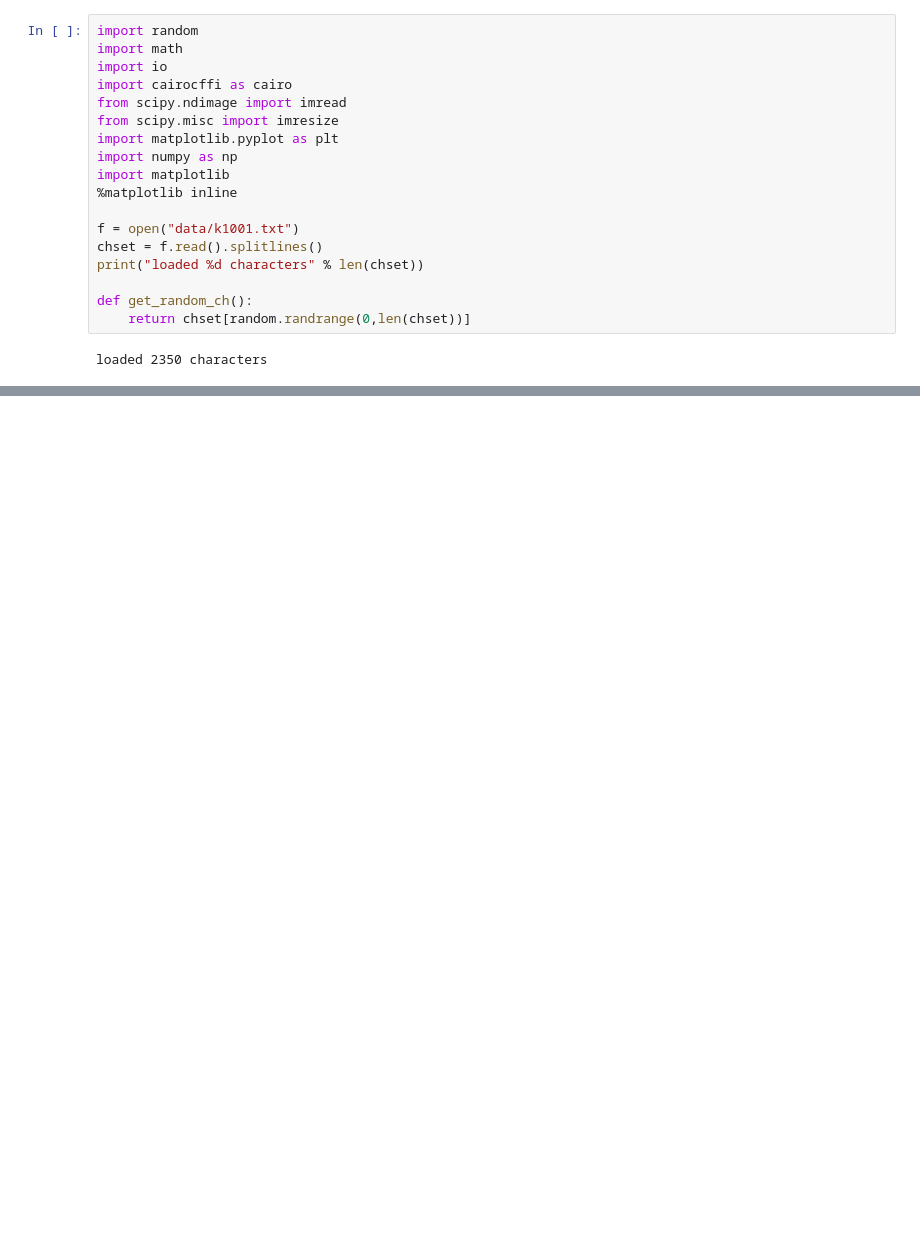
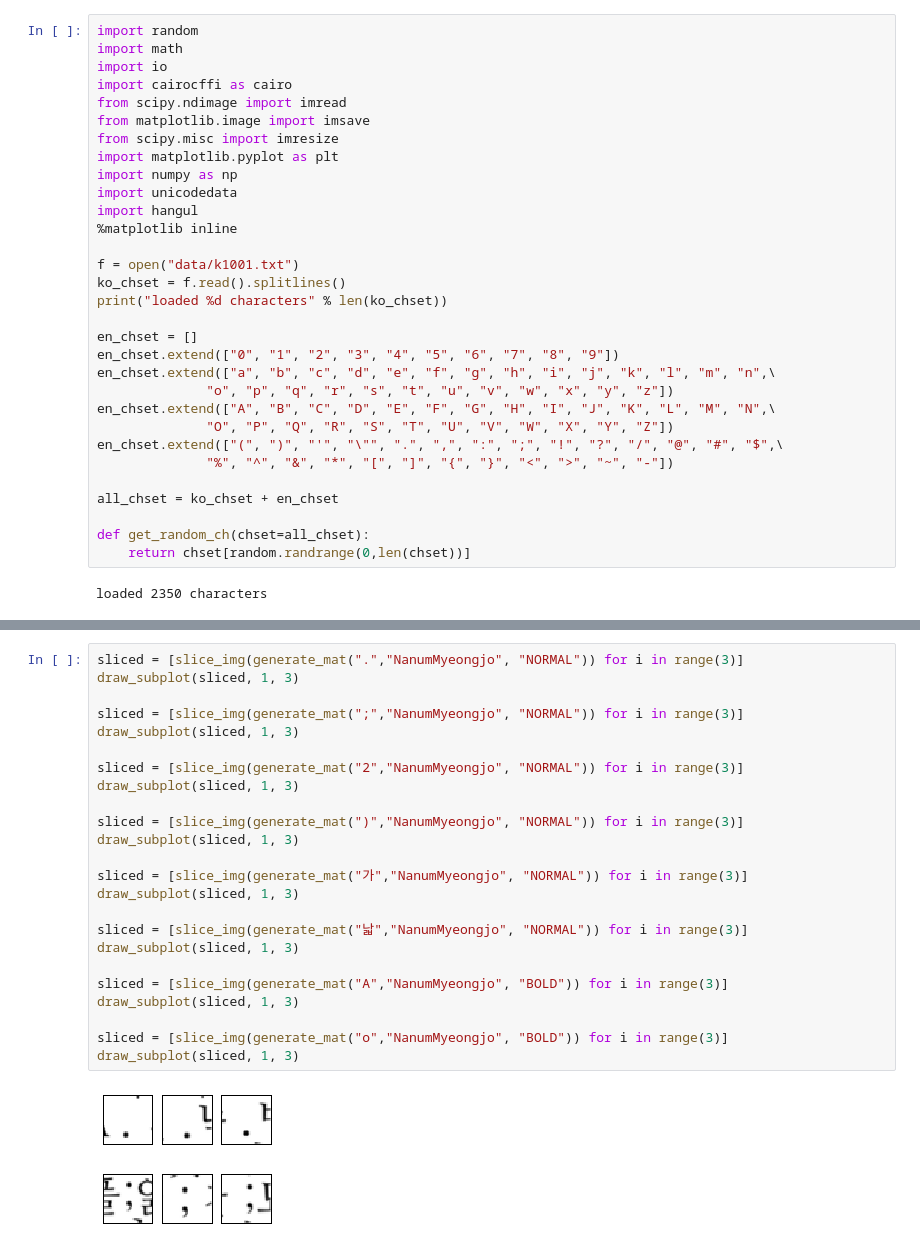
Before and after one commit to yeonwooKim/KoreanOCR, a Jupyter notebook: ch_recog_data.ipynb, the cells around one changed output, grey strips where cells are left out. Cells and saved outputs as stored; diff of their text form; blank space fills up the shorter version.

```diff
--- a/ch_recog_data.ipynb
+++ b/ch_recog_data.ipynb
@@ -4,17 +4,30 @@ import math
 import io
 import cairocffi as cairo
 from scipy.ndimage import imread
+from matplotlib.image import imsave
 from scipy.misc import imresize
 import matplotlib.pyplot as plt
 import numpy as np
-import matplotlib
+import unicodedata
+import hangul
 %matplotlib inline
 
 f = open("data/k1001.txt")
-chset = f.read().splitlines()
-print("loaded %d characters" % len(chset))
+ko_chset = f.read().splitlines()
+print("loaded %d characters" % len(ko_chset))
 
-def get_random_ch():
+en_chset = []
+en_chset.extend(["0", "1", "2", "3", "4", "5", "6", "7", "8", "9"])
+en_chset.extend(["a", "b", "c", "d", "e", "f", "g", "h", "i", "j", "k", "l", "m", "n",\
+              "o", "p", "q", "r", "s", "t", "u", "v", "w", "x", "y", "z"])
+en_chset.extend(["A", "B", "C", "D", "E", "F", "G", "H", "I", "J", "K", "L", "M", "N",\
+              "O", "P", "Q", "R", "S", "T", "U", "V", "W", "X", "Y", "Z"])
+en_chset.extend(["(", ")", "'", "\"", ".", ",", ":", ";", "!", "?", "/", "@", "#", "$",\
+              "%", "^", "&", "*", "[", "]", "{", "}", "<", ">", "~", "-"])
+
+all_chset = ko_chset + en_chset
+
+def get_random_ch(chset=all_chset):
     return chset[random.randrange(0,len(chset))]
 # %% [output]
 loaded 2350 characters
@@ -127,0 +130,27 @@ draw_subplot(sliced, 3, 3)
+# %%
+sliced = [slice_img(generate_mat(".","NanumMyeongjo", "NORMAL")) for i in range(3)]
+draw_subplot(sliced, 1, 3)
+
+sliced = [slice_img(generate_mat(";","NanumMyeongjo", "NORMAL")) for i in range(3)]
+draw_subplot(sliced, 1, 3)
+
+sliced = [slice_img(generate_mat("2","NanumMyeongjo", "NORMAL")) for i in range(3)]
+draw_subplot(sliced, 1, 3)
+
+sliced = [slice_img(generate_mat(")","NanumMyeongjo", "NORMAL")) for i in range(3)]
+draw_subplot(sliced, 1, 3)
+
+sliced = [slice_img(generate_mat("가","NanumMyeongjo", "NORMAL")) for i in range(3)]
+draw_subplot(sliced, 1, 3)
+
+sliced = [slice_img(generate_mat("낣","NanumMyeongjo", "NORMAL")) for i in range(3)]
+draw_subplot(sliced, 1, 3)
+
+sliced = [slice_img(generate_mat("A","NanumMyeongjo", "BOLD")) for i in range(3)]
+draw_subplot(sliced, 1, 3)
+
+sliced = [slice_img(generate_mat("o","NanumMyeongjo", "BOLD")) for i in range(3)]
+draw_subplot(sliced, 1, 3)
+# %% [output]
+[figure, added]
+[figure, added]
```
Also changed, not shown: parts of 7 cells of this notebook.
